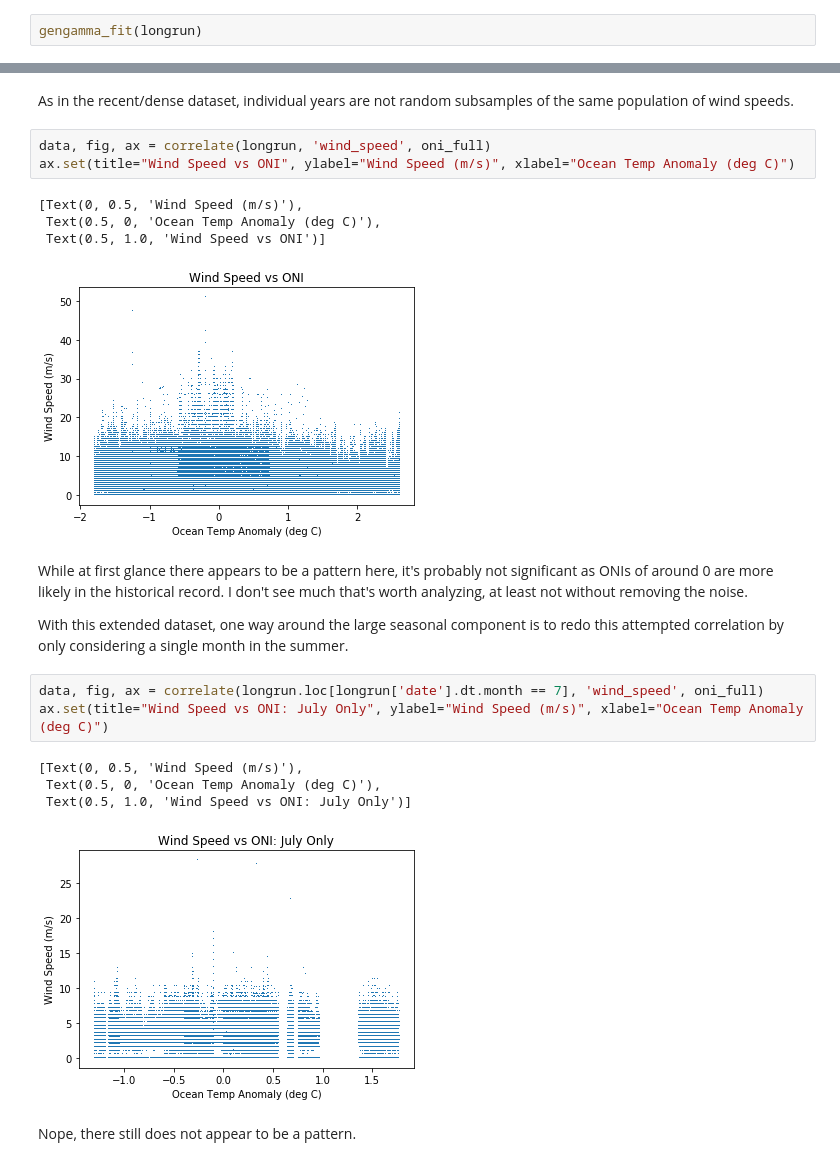
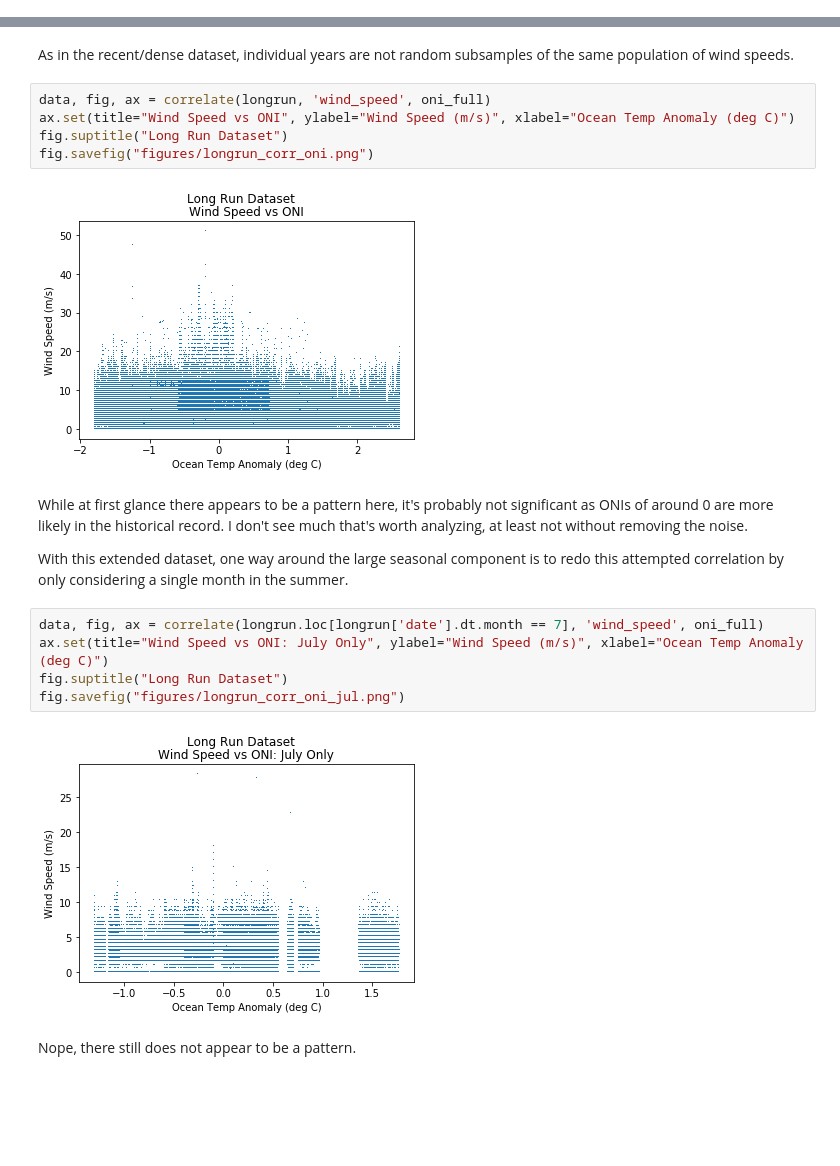
Before and after one commit to bedaro/hcde-410-final, a Jupyter notebook: DatasetAnalysis.ipynb, the cells around one changed output, grey strips where cells are left out. Cells and saved outputs as stored; diff of their text form; blank space fills up the shorter version.

```diff
--- a/DatasetAnalysis.ipynb
+++ b/DatasetAnalysis.ipynb
@@ -482,4 +497,2 @@ speed_vs_direction(longrun)
 # %% [markdown]
 This plot appears to show that higher wind speeds are more likely coming from the south or north; but since that's where the wind is more likely to be coming from generally, that's not surprising. The recent/dense data earlier did not show the northern spikes.
-# %%
-gengamma_fit(longrun)
@@ -512,11 +527,10 @@ As in the recent/dense dataset, individual years are not random subsamples of th
 # %%
 data, fig, ax = correlate(longrun, 'wind_speed', oni_full)
 ax.set(title="Wind Speed vs ONI", ylabel="Wind Speed (m/s)", xlabel="Ocean Temp Anomaly (deg C)")
+fig.suptitle("Long Run Dataset")
+fig.savefig("figures/longrun_corr_oni.png")
 # %% [output]
-[Text(0, 0.5, 'Wind Speed (m/s)'),
- Text(0.5, 0, 'Ocean Temp Anomaly (deg C)'),
- Text(0.5, 1.0, 'Wind Speed vs ONI')]
-[figure, old version]
+[figure, new version]
 # %% [markdown]
 While at first glance there appears to be a pattern here, it's probably not significant as ONIs of around 0 are more likely in the historical record. I don't see much that's worth analyzing, at least not without removing the noise.
 
@@ -524,11 +538,10 @@ With this extended dataset, one way around the large seasonal component is to re
 # %%
 data, fig, ax = correlate(longrun.loc[longrun['date'].dt.month == 7], 'wind_speed', oni_full)
 ax.set(title="Wind Speed vs ONI: July Only", ylabel="Wind Speed (m/s)", xlabel="Ocean Temp Anomaly (deg C)")
+fig.suptitle("Long Run Dataset")
+fig.savefig("figures/longrun_corr_oni_jul.png")
 # %% [output]
-[Text(0, 0.5, 'Wind Speed (m/s)'),
- Text(0.5, 0, 'Ocean Temp Anomaly (deg C)'),
- Text(0.5, 1.0, 'Wind Speed vs ONI: July Only')]
-[figure, old version]
+[figure, new version]
 # %% [markdown]
 Nope, there still does not appear to be a pattern.
 # %%
```
Also changed, not shown: parts of 36 cells of this notebook, 18 other files.
